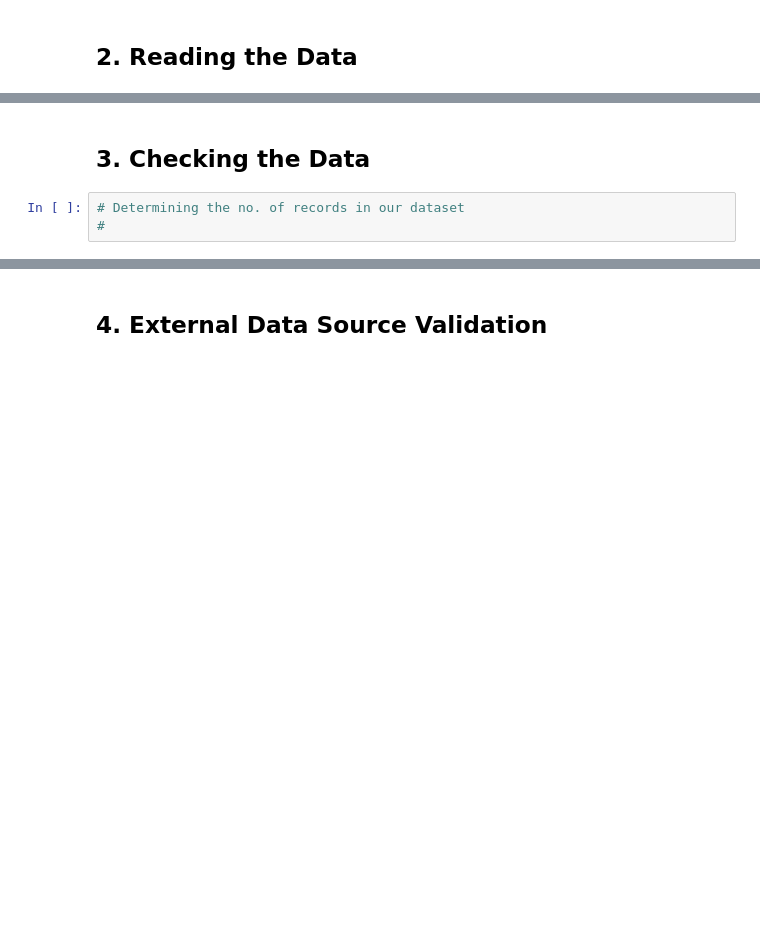
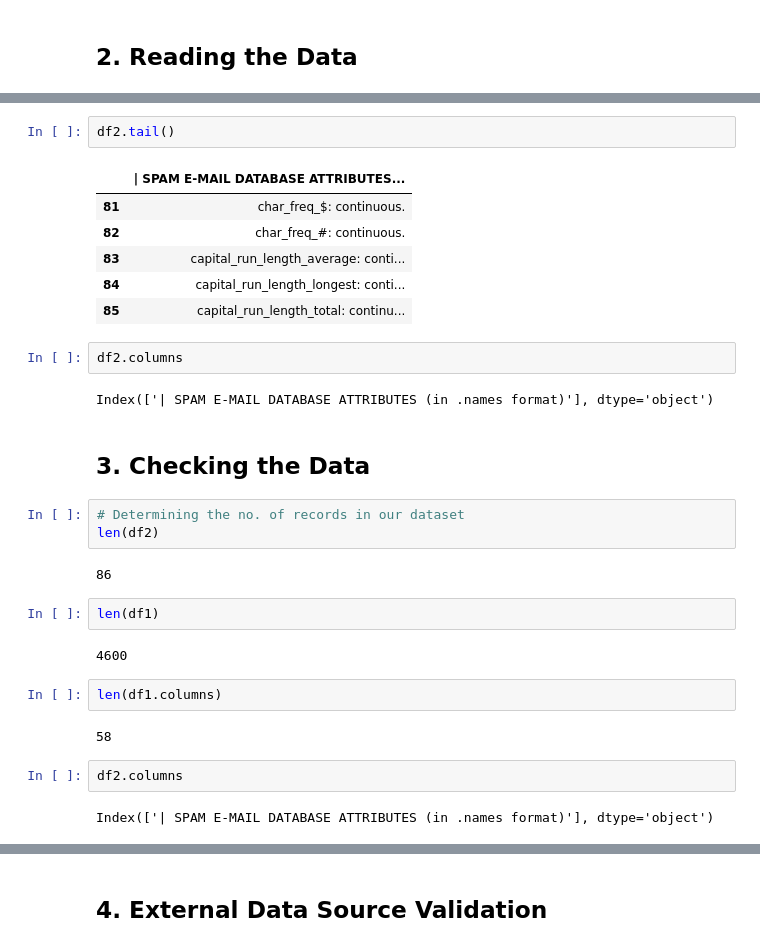
Before and after one commit to BrianMoringa/Core-week-9-IP-Submission, a Jupyter notebook: Notebook2_Core_module_II_Week_9_Brian_Onchweri.ipynb, the cells around one changed output, grey strips where cells are left out. Cells and saved outputs as stored; diff of their text form; blank space fills up the shorter version.

```diff
--- a/Notebook2_Core_module_II_Week_9_Brian_Onchweri.ipynb
+++ b/Notebook2_Core_module_II_Week_9_Brian_Onchweri.ipynb
@@ -61,10 +51,37 @@ print(data)
+# %%
+df2.tail()
+# %% [output]
+|  | | SPAM E-MAIL DATABASE ATTRIBUTES... |
+| 81 | char_freq_$: continuous. |
+| 82 | char_freq_#: continuous. |
+| 83 | capital_run_length_average: conti... |
+| 84 | capital_run_length_longest: conti... |
+| 85 | capital_run_length_total: continu... |
+# %%
+df2.columns
+# %% [output]
+Index(['| SPAM E-MAIL DATABASE ATTRIBUTES (in .names format)'], dtype='object')
 # %% [markdown]
 
 
 ## 3. Checking the Data
 # %%
 # Determining the no. of records in our dataset
-#
+len(df2)
+# %% [output]
+86
+# %%
+len(df1)
+# %% [output]
+4600
+# %%
+len(df1.columns)
+# %% [output]
+58
+# %%
+df2.columns
+# %% [output]
+Index(['| SPAM E-MAIL DATABASE ATTRIBUTES (in .names format)'], dtype='object')
 # %%
 # Previewing the top of our dataset
 #
```
Also changed, not shown: parts of 48 cells of this notebook.
